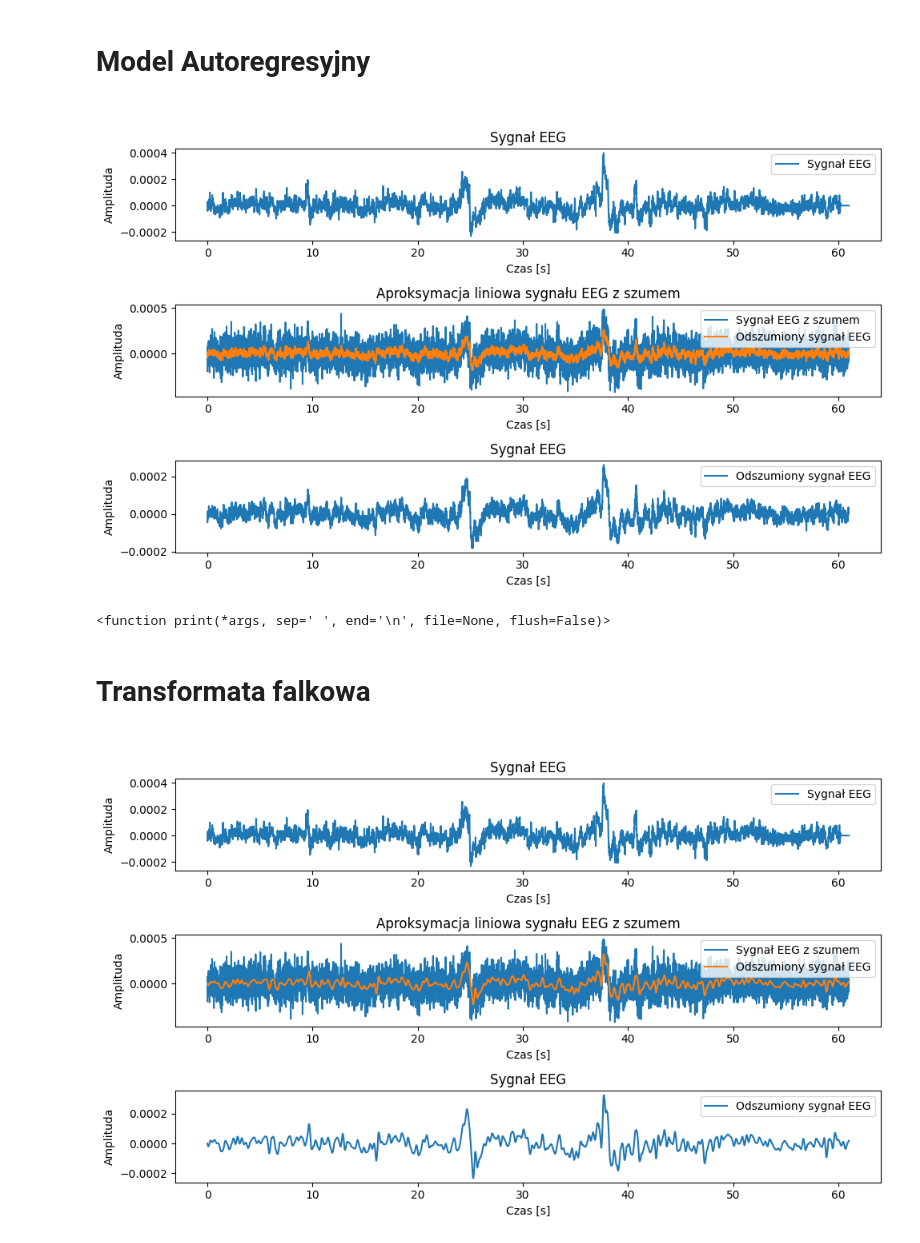
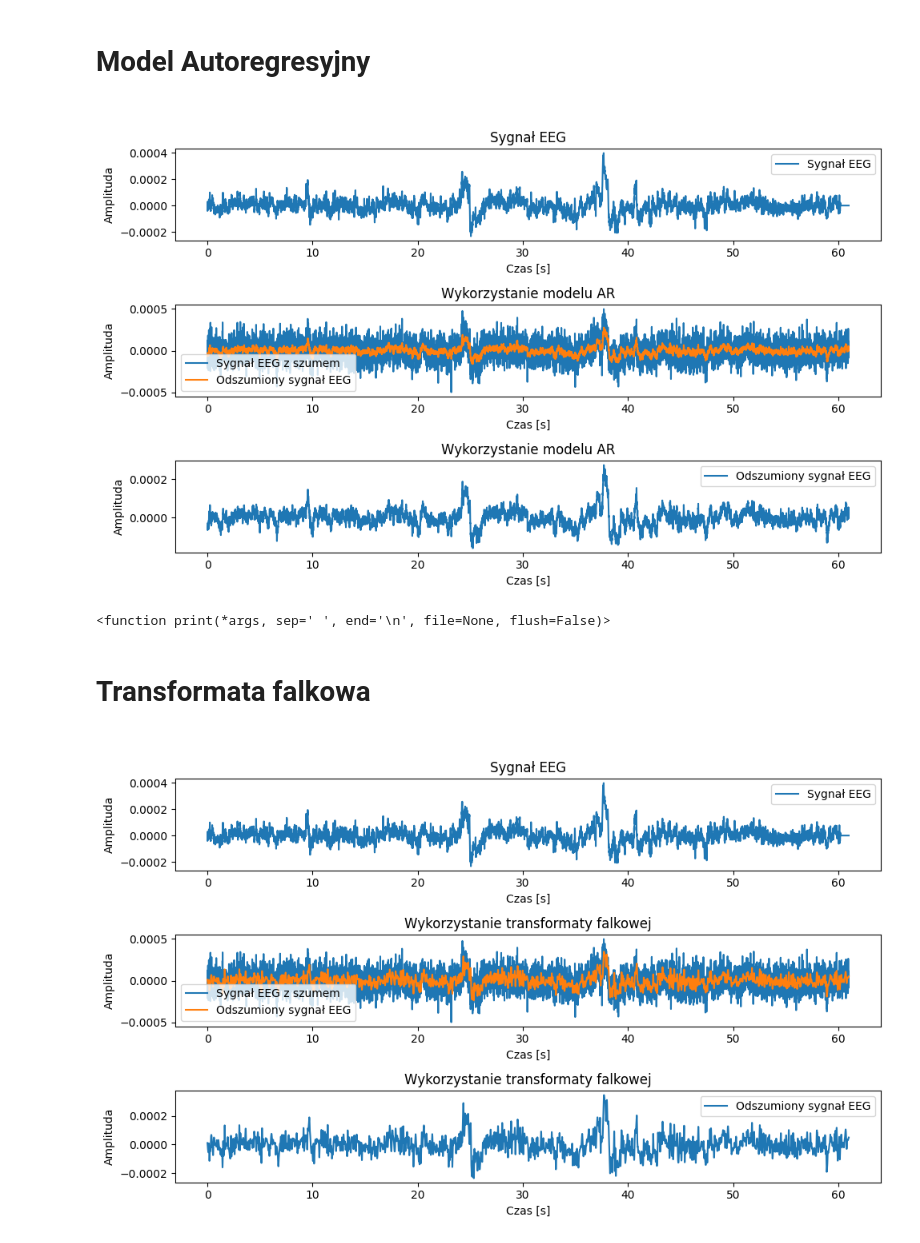
Before and after one commit to Yannkess/EEG_signal_denoise, a Jupyter notebook: aproksymacja.ipynb, the cells around one changed output. Cells and saved outputs as stored; diff of their text form; code cells hidden in the pictures.

```diff
--- a/aproksymacja.ipynb
+++ b/aproksymacja.ipynb
@@ -129,7 +129,7 @@ plt.plot(np.linspace(0, duration, num_samples-30), eeg_signals_with_noise[30:],
 plt.plot(np.linspace(0, duration, eeg_signals_denoised.shape[0]), eeg_signals_denoised, label='Odszumiony sygnał EEG')
 plt.xlabel('Czas [s]')
 plt.ylabel('Amplituda')
-plt.title('Aproksymacja liniowa sygnału EEG z szumem')
+plt.title('Wykorzystanie modelu AR')
 plt.legend()
 
 
@@ -138,7 +138,7 @@ plt.subplot(3, 1, 3)
 plt.plot(np.linspace(0, duration, eeg_signals_denoised.shape[0]), eeg_signals_denoised, label='Odszumiony sygnał EEG')
 plt.xlabel('Czas [s]')
 plt.ylabel('Amplituda')
-plt.title('Sygnał EEG')
+plt.title('Wykorzystanie modelu AR')
 plt.legend()
 
 plt.tight_layout()
@@ -147,28 +147,28 @@ plt.show()
 
 print
 # %% [output]
-[figure, old version]
+[figure, new version]
 <function print(*args, sep=' ', end='\n', file=None, flush=False)>
 # %% [markdown]
 <h1>Transformata falkowa<h1>
 # %%
 import pywt
 
-# Remove mean from the EEG signal with noise
+# Usunięcie średniej z sygnału EEG z szumem
 eeg_signals_with_noise_mean = np.mean(eeg_signals_with_noise)
 eeg_signals_with_noise_centered = eeg_signals_with_noise - eeg_signals_with_noise_mean
 
-# Select wavelet type and level of decomposition
+# Wybór typu falki i poziomu dekompozycji
 wavelet = 'db4'
-level = 5
+level = 3
 
-# Apply wavelet decomposition to the EEG signal
+# Zastosowanie falkowej dekompozycji do sygnału EEG z szumem
 coeffs = pywt.wavedec(eeg_signals_with_noise_centered, wavelet, level=level)
 
-# Set threshold value for noise removal
+# Ustawienie wartości progu dla usuwania szumów
 threshold = 2.0 * np.sqrt(2.0 * np.log(len(eeg_signals_with_noise_centered)))
 
-# Apply thresholding to the wavelet coefficients
+# Zastosowanie progowania do współczynników falkowych
 new_coeffs = []
 for i, coeff in enumerate(coeffs):
     if i == 0:
@@ -177,42 +177,43 @@ for i, coeff in enumerate(coeffs):
     new_coeff = pywt.threshold(coeff, threshold, 'soft')
     new_coeffs.append(new_coeff)
 
-# Reconstruct the EEG signal with noise removed
+# Rekonstrukcja sygnału EEG po usunięciu szumów
 eeg_signals_denoised_1 = pywt.waverec(new_coeffs, wavelet)
 
-# Add back the mean
+# Dodanie z powrotem średniej
 eeg_signals_denoised_1 = eeg_signals_denoised_1 + eeg_signals_with_noise_mean
+
 
 
 
 
 plt.figure(figsize=(10, 6))
 plt.subplot(3, 1, 1)
 plt.plot(np.linspace(0, duration, num_samples-30), eeg_signals[30:], label='Sygnał EEG')
 plt.xlabel('Czas [s]')
 plt.ylabel('Amplituda')
 plt.title('Sygnał EEG')
 plt.legend()
 
 
 plt.subplot(3, 1, 2)
 plt.plot(np.linspace(0, duration, num_samples-30), eeg_signals_with_noise[30:], label='Sygnał EEG z szumem')
 plt.plot(np.linspace(0, duration, eeg_signals_denoised_1.shape[0]), eeg_signals_denoised_1, label='Odszumiony sygnał EEG')
 plt.xlabel('Czas [s]')
 plt.ylabel('Amplituda')
-plt.title('Aproksymacja liniowa sygnału EEG z szumem')
+plt.title('Wykorzystanie transformaty falkowej')
 plt.legend()
 
 
 
 plt.subplot(3, 1, 3)
 plt.plot(np.linspace(0, duration, eeg_signals_denoised_1.shape[0]), eeg_signals_denoised_1, label='Odszumiony sygnał EEG')
 plt.xlabel('Czas [s]')
 plt.ylabel('Amplituda')
-plt.title('Sygnał EEG')
+plt.title('Wykorzystanie transformaty falkowej')
 plt.legend()
 
 plt.tight_layout()
 plt.show()
 # %% [output]
-[figure, old version]
+[figure, new version]
```
Also changed, not shown: parts of 1 cell of this notebook.
